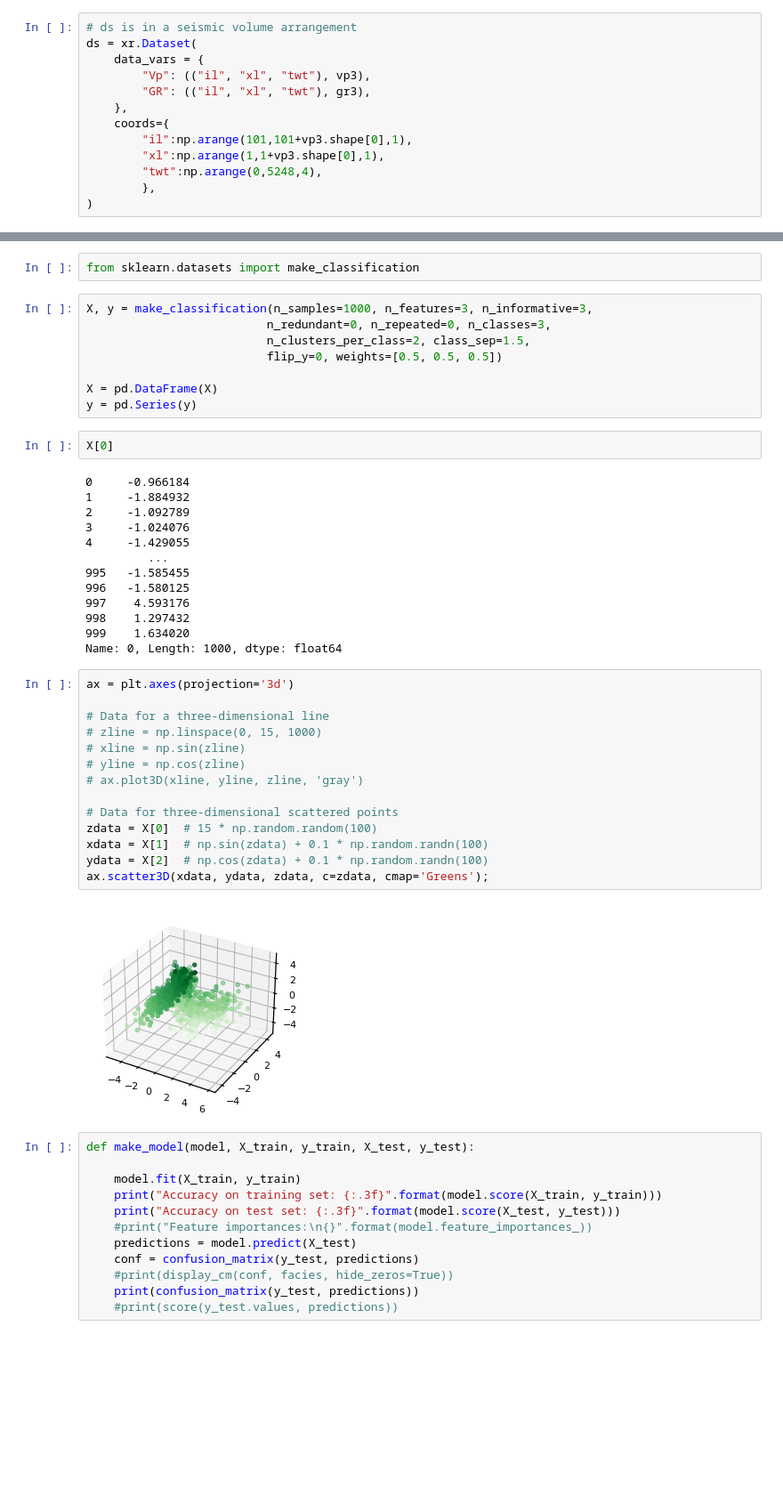
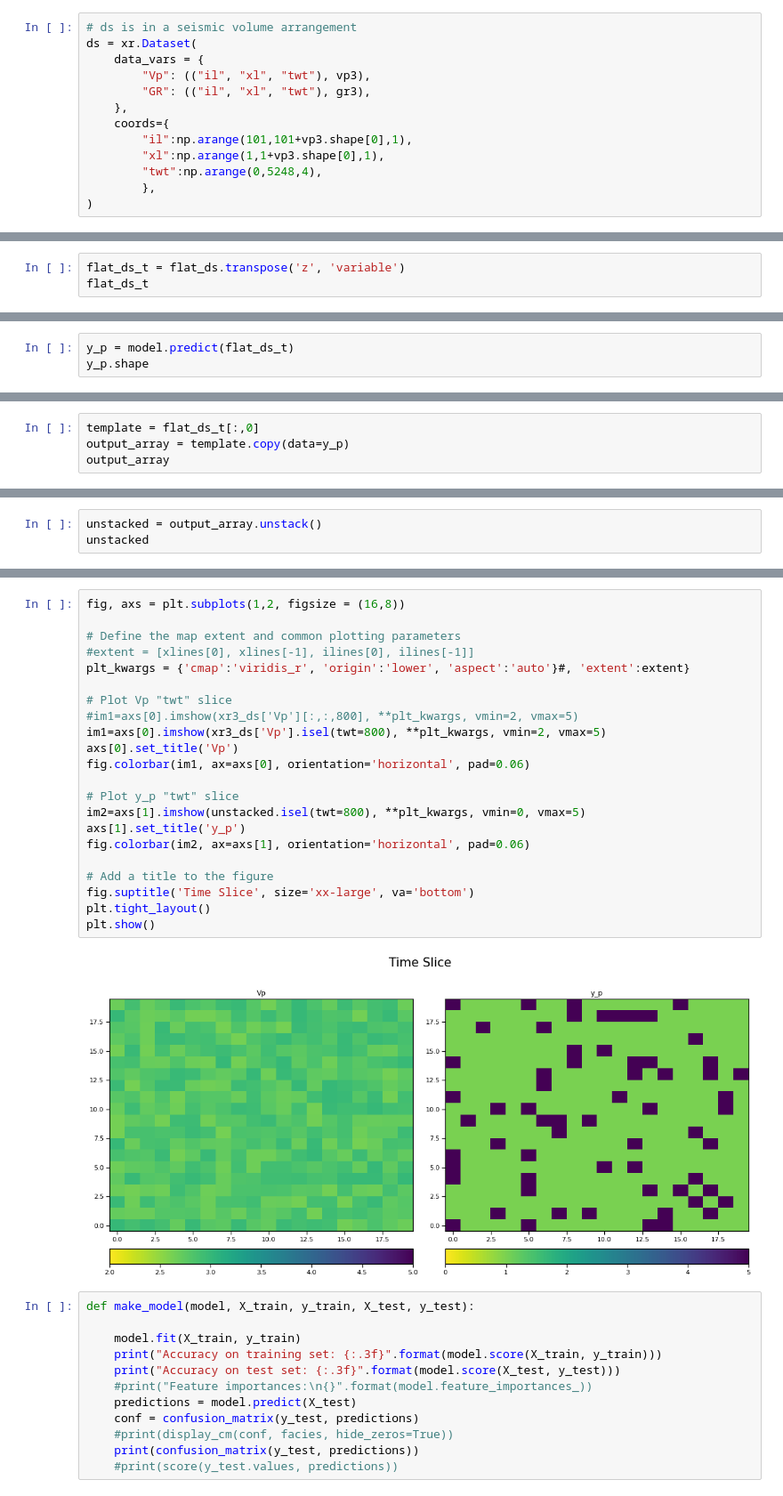
Before and after one commit to ABDunbar/Quantitative_Seismic_Interpretation, a Jupyter notebook: Well_Facies_Classification.ipynb, the cells around one changed output, grey strips where cells are left out. Shown: that part at 89% size. Drawn from its saved outputs; the diff is of its cells as text; blank space fills up the shorter version.

```diff
--- a/Well_Facies_Classification.ipynb
+++ b/Well_Facies_Classification.ipynb
@@ -457,0 +430,3 @@ Data variables:
+# %%
+flat_ds_t = flat_ds.transpose('z', 'variable')
+flat_ds_t
@@ -457,0 +448,3 @@ Data variables:
+# %%
+y_p = model.predict(flat_ds_t)
+y_p.shape
@@ -457,0 +457,4 @@ Data variables:
+# %%
+template = flat_ds_t[:,0]
+output_array = template.copy(data=y_p)
+output_array
@@ -457,0 +470,3 @@ Data variables:
+# %%
+unstacked = output_array.unstack()
+unstacked
@@ -575,44 +585,27 @@ ax.scatter3D(xdata, ydata, zdata, c=zdata, cmap='Greens');
-# %%
-from sklearn.datasets import make_classification
-# %%
-X, y = make_classification(n_samples=1000, n_features=3, n_informative=3,
-                          n_redundant=0, n_repeated=0, n_classes=3,
-                          n_clusters_per_class=2, class_sep=1.5,
-                          flip_y=0, weights=[0.5, 0.5, 0.5])
-
-X = pd.DataFrame(X)
-y = pd.Series(y)
-# %%
-X[0]
-# %% [output]
-0     -0.966184
-1     -1.884932
-2     -1.092789
-3     -1.024076
-4     -1.429055
-         ...
-995   -1.585455
-996   -1.580125
-997    4.593176
-998    1.297432
-999    1.634020
-Name: 0, Length: 1000, dtype: float64
-# %%
-ax = plt.axes(projection='3d')
-
-# Data for a three-dimensional line
-# zline = np.linspace(0, 15, 1000)
-# xline = np.sin(zline)
-# yline = np.cos(zline)
-# ax.plot3D(xline, yline, zline, 'gray')
-
-# Data for three-dimensional scattered points
-zdata = X[0]  # 15 * np.random.random(100)
-xdata = X[1]  # np.sin(zdata) + 0.1 * np.random.randn(100)
-ydata = X[2]  # np.cos(zdata) + 0.1 * np.random.randn(100)
-ax.scatter3D(xdata, ydata, zdata, c=zdata, cmap='Greens');
-# %% [output]
-[figure, removed]
+# %%
+fig, axs = plt.subplots(1,2, figsize = (16,8))
+
+# Define the map extent and common plotting parameters
+#extent = [xlines[0], xlines[-1], ilines[0], ilines[-1]]
+plt_kwargs = {'cmap':'viridis_r', 'origin':'lower', 'aspect':'auto'}#, 'extent':extent}
+
+# Plot Vp "twt" slice
+#im1=axs[0].imshow(xr3_ds['Vp'][:,:,800], **plt_kwargs, vmin=2, vmax=5)
+im1=axs[0].imshow(xr3_ds['Vp'].isel(twt=800), **plt_kwargs, vmin=2, vmax=5)
+axs[0].set_title('Vp')
+fig.colorbar(im1, ax=axs[0], orientation='horizontal', pad=0.06)
+
+# Plot y_p "twt" slice
+im2=axs[1].imshow(unstacked.isel(twt=800), **plt_kwargs, vmin=0, vmax=5)
+axs[1].set_title('y_p')
+fig.colorbar(im2, ax=axs[1], orientation='horizontal', pad=0.06)
+
+# Add a title to the figure
+fig.suptitle('Time Slice', size='xx-large', va='bottom')
+plt.tight_layout()
+plt.show()
+# %% [output]
+[figure, added]
 # %%
 def make_model(model, X_train, y_train, X_test, y_test):
 
```
Also changed, not shown: parts of 42 cells of this notebook, 7 other files.
